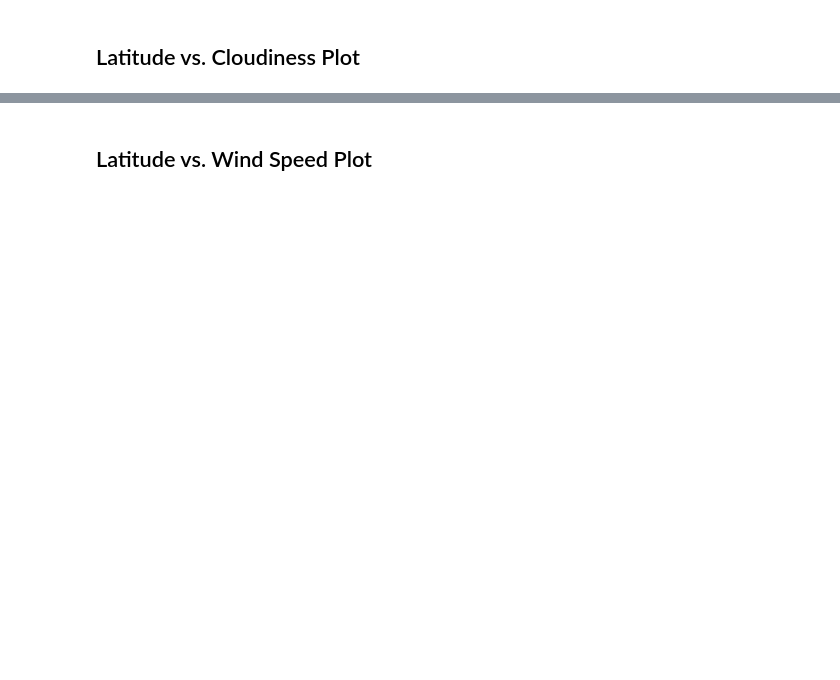
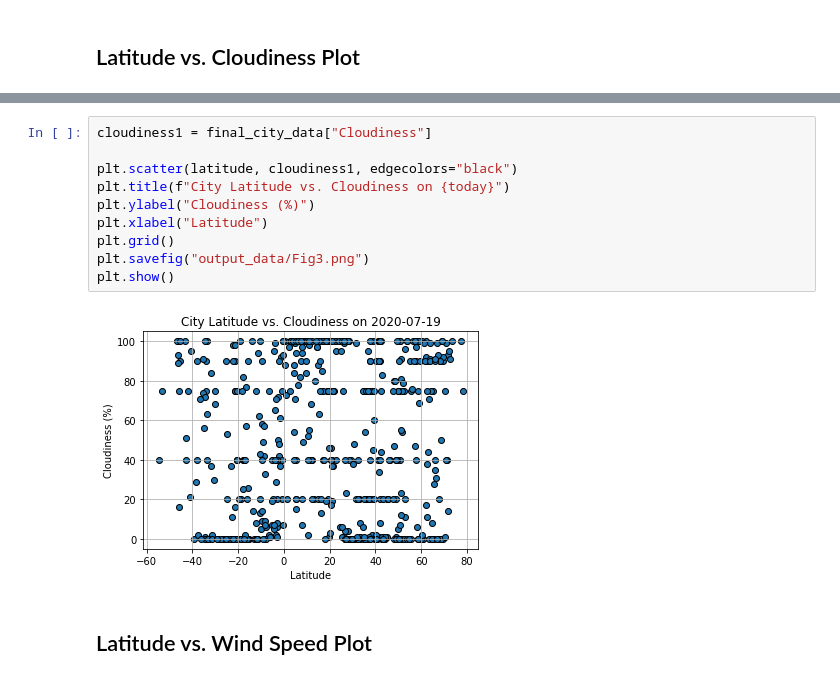
Before and after one commit to markerickson314/python-api-challenge, a Jupyter notebook: WeatherPy/WeatherPy.ipynb, the cells around one changed output, grey strips where cells are left out. Drawn from its saved outputs; the diff is of its cells as text; blank space fills up the shorter version.

```diff
--- a/WeatherPy/WeatherPy.ipynb
+++ b/WeatherPy/WeatherPy.ipynb
@@ -218,2 +237,14 @@ final_city_data.to_csv(output_data_file, index=False)
+# %%
+cloudiness1 = final_city_data["Cloudiness"]
+
+plt.scatter(latitude, cloudiness1, edgecolors="black")
+plt.title(f"City Latitude vs. Cloudiness on {today}")
+plt.ylabel("Cloudiness (%)")
+plt.xlabel("Latitude")
+plt.grid()
+plt.savefig("output_data/Fig3.png")
+plt.show()
+# %% [output]
+[figure, added]
 # %% [markdown]
 ## Latitude vs. Wind Speed Plot
```
Also changed, not shown: parts of 32 cells of this notebook, 13 other files.
